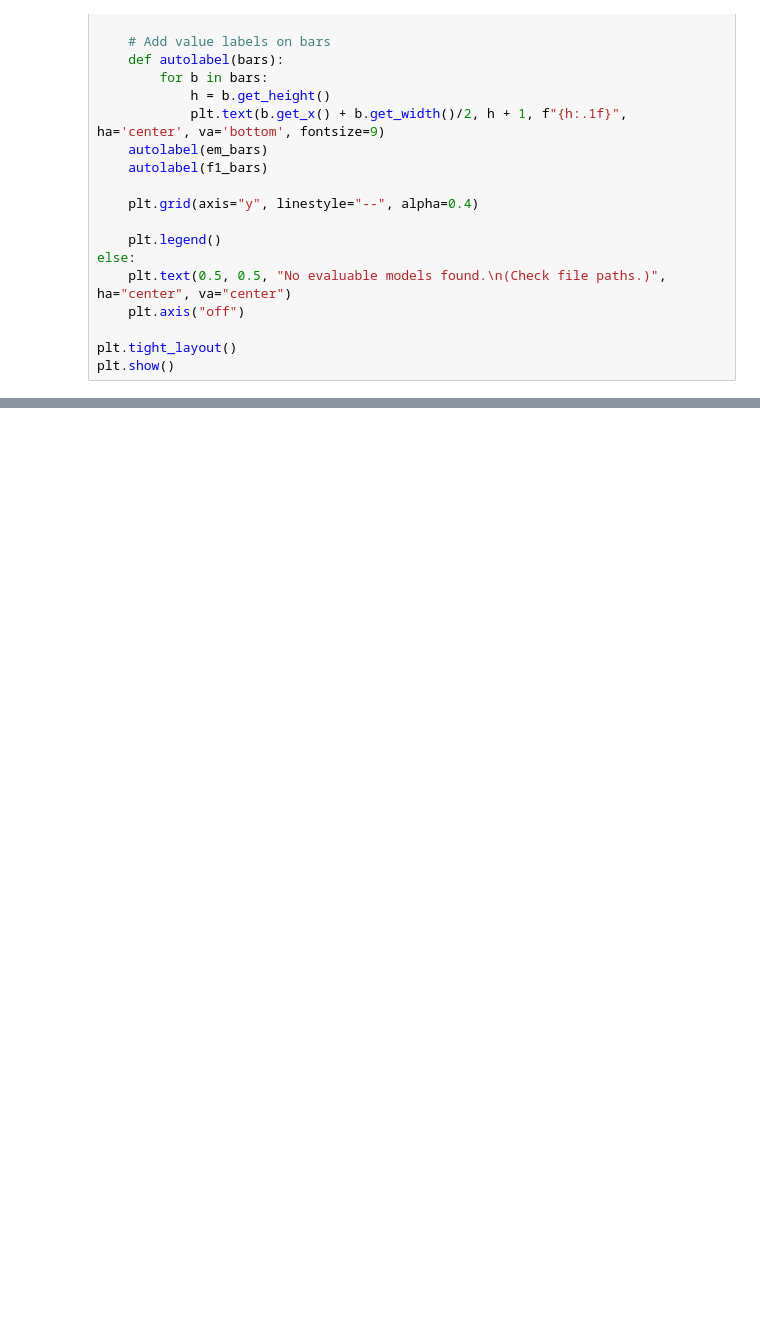
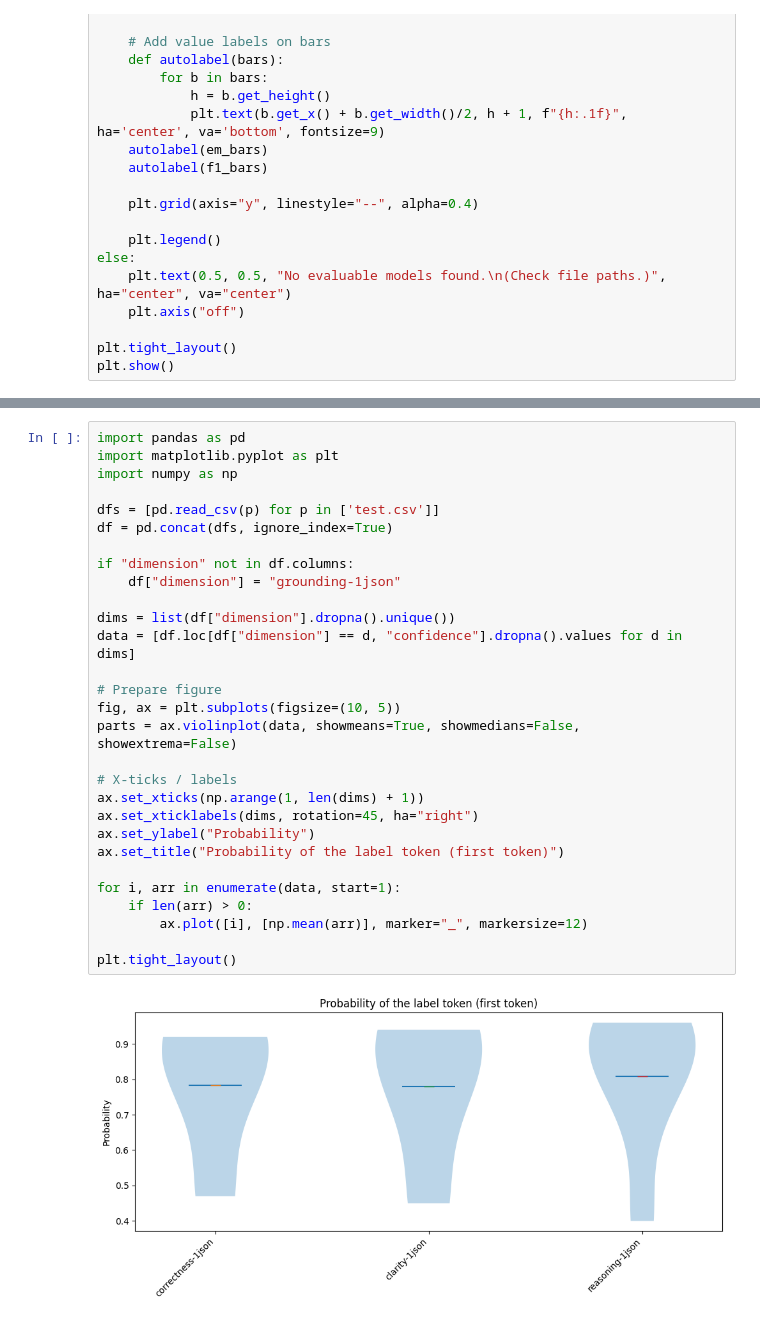
Before and after one commit to kentrachmat/ssl_augmentation, a Jupyter notebook: test.ipynb, the cells around one changed output, grey strips where cells are left out. Cells and saved outputs as stored; diff of their text form; blank space fills up the shorter version.

```diff
--- a/test.ipynb
+++ b/test.ipynb
@@ -340,0 +130,31 @@ plt.show()
+# %%
+import pandas as pd
+import matplotlib.pyplot as plt
+import numpy as np
+
+dfs = [pd.read_csv(p) for p in ['test.csv']]
+df = pd.concat(dfs, ignore_index=True)
+
+if "dimension" not in df.columns:
+    df["dimension"] = "grounding-1json"
+
+dims = list(df["dimension"].dropna().unique())
+data = [df.loc[df["dimension"] == d, "confidence"].dropna().values for d in dims]
+
+# Prepare figure
+fig, ax = plt.subplots(figsize=(10, 5))
+parts = ax.violinplot(data, showmeans=True, showmedians=False, showextrema=False)
+
+# X-ticks / labels
+ax.set_xticks(np.arange(1, len(dims) + 1))
+ax.set_xticklabels(dims, rotation=45, ha="right")
+ax.set_ylabel("Probability")
+ax.set_title("Probability of the label token (first token)")
+
+for i, arr in enumerate(data, start=1):
+    if len(arr) > 0:
+        ax.plot([i], [np.mean(arr)], marker="_", markersize=12)
+
+plt.tight_layout()
+# %% [output]
+[figure, added]
```
Also changed, not shown: parts of 9 cells of this notebook, 5 other files.
